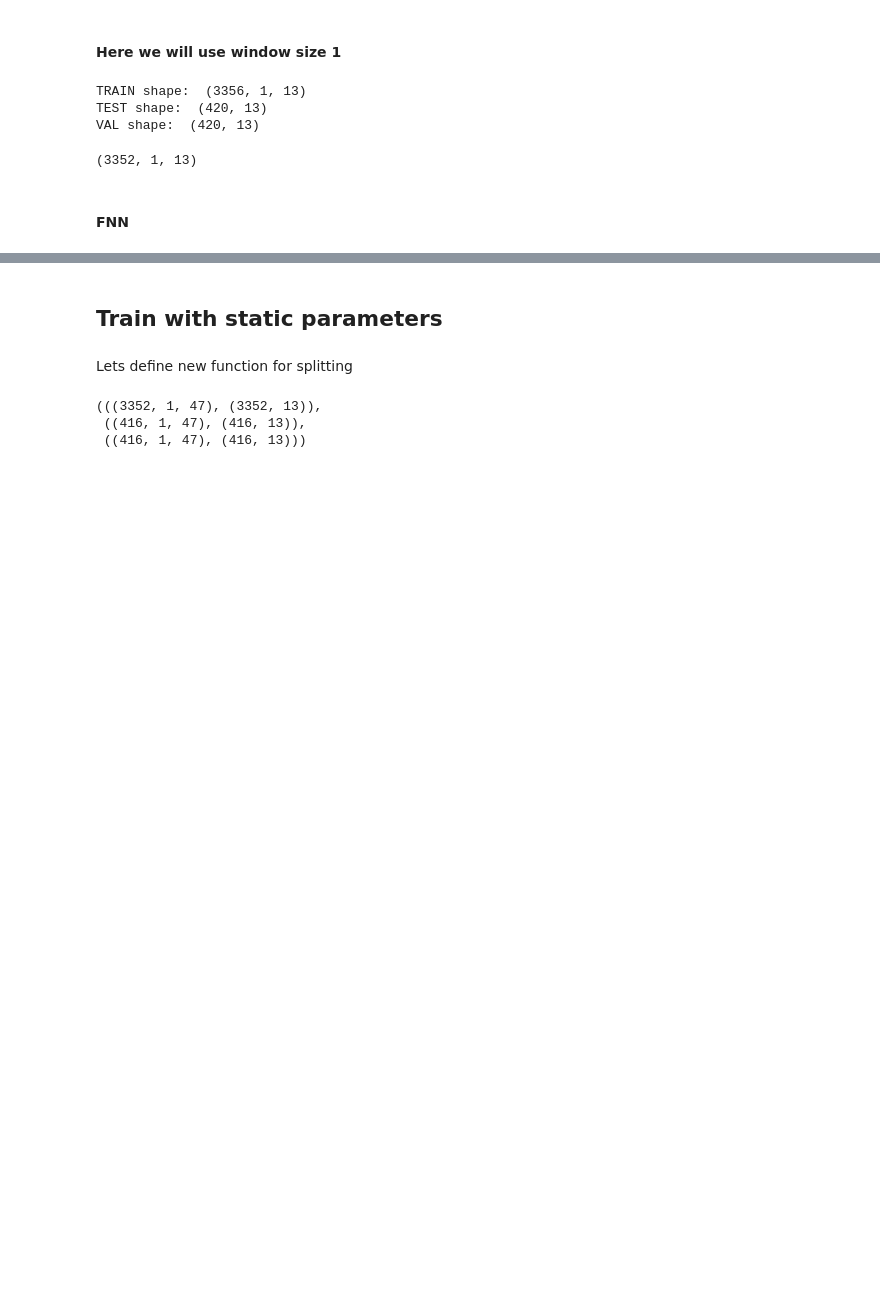
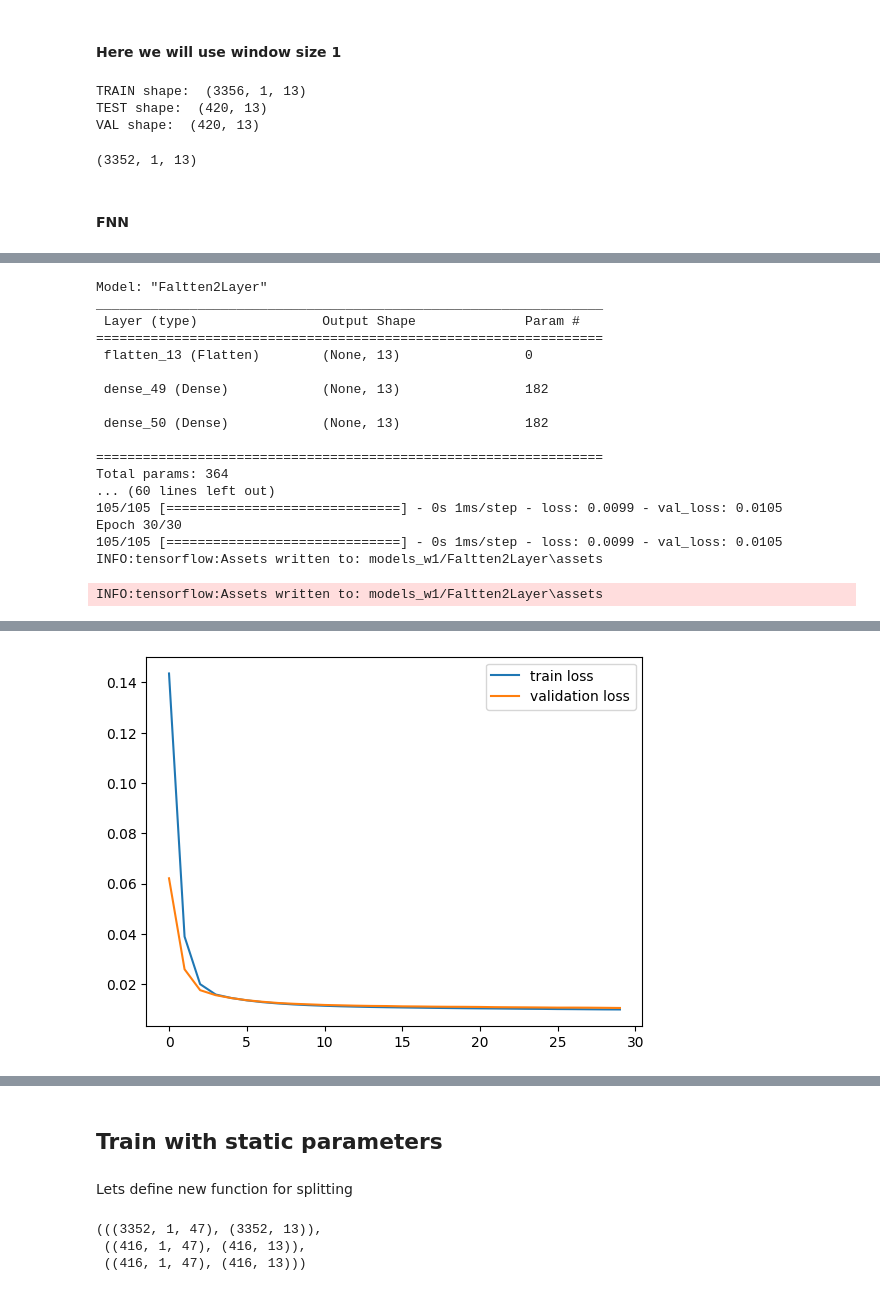
Before and after one commit to geniusserg/CovidPredict, a Jupyter notebook: ml_improved_window1.ipynb, the cells around one changed output, grey strips where cells are left out. Cells and saved outputs as stored; diff of their text form; code cells hidden in the pictures; blank space fills up the shorter version.

```diff
--- a/ml_improved_window1.ipynb
+++ b/ml_improved_window1.ipynb
@@ -1193,0 +179,31 @@ INFO:tensorflow:Assets written to: models_w3/GRU32xGRU32_Batch4\assets
+# %%
+PARAMS_LENGTH = X_train.shape[2]
+WINDOW=X_train.shape[1]
+model = Sequential(name="Faltten2Layer")
+model.add(Input((WINDOW, PARAMS_LENGTH)))
+model.add(Flatten())
+model.add(Dense(PARAMS_LENGTH, activation="relu"))
+model.add(Dense(PARAMS_LENGTH, activation="linear"))
+model.compile(optimizer="adam", loss="mse")
+model.summary()
+history = model.fit(X_train, y_train, epochs=30, validation_data=(X_val, y_val))
+show_results(X_test, y_test, model, history)
+# %% [output]
+Model: "Faltten2Layer"
+_________________________________________________________________
+ Layer (type)                Output Shape              Param #
+=================================================================
+ flatten_13 (Flatten)        (None, 13)                0
+
+ dense_49 (Dense)            (None, 13)                182
+
+ dense_50 (Dense)            (None, 13)                182
+
+=================================================================
+Total params: 364
+... (60 lines left out)
+105/105 [==============================] - 0s 1ms/step - loss: 0.0099 - val_loss: 0.0105
+Epoch 30/30
+105/105 [==============================] - 0s 1ms/step - loss: 0.0099 - val_loss: 0.0105
+INFO:tensorflow:Assets written to: models_w1/Faltten2Layer\assets
+INFO:tensorflow:Assets written to: models_w1/Faltten2Layer\assets
@@ -1193,0 +213 @@ INFO:tensorflow:Assets written to: models_w3/GRU32xGRU32_Batch4\assets
+[figure, added]
```
Also changed, not shown: parts of 79 cells of this notebook.
